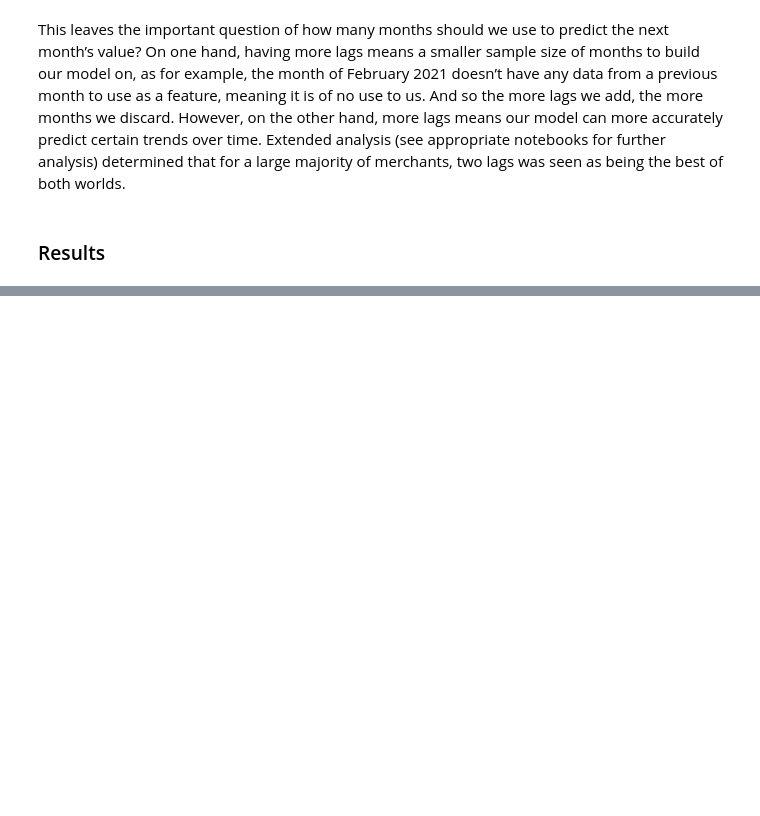
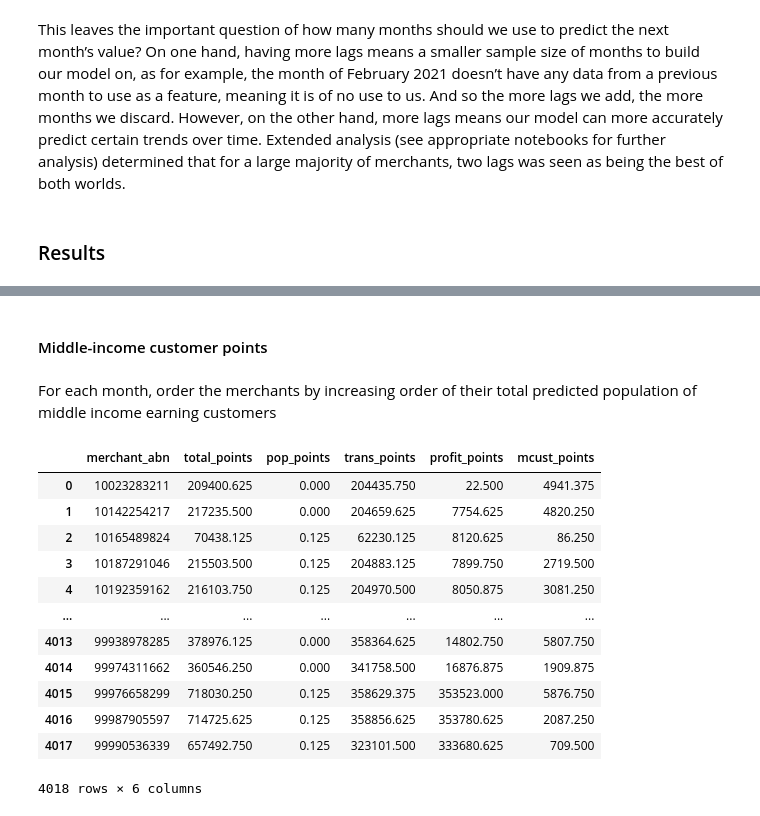
Before and after one commit to MAST30034-Applied-Data-Science/generic-buy-now-pay-later-project-group-35, a Jupyter notebook: notebooks/8-Summary.ipynb, the cells around one changed output, grey strips where cells are left out. Cells and saved outputs as stored; diff of their text form; code cells hidden in the pictures; blank space fills up the shorter version.

```diff
--- a/notebooks/8-Summary.ipynb
+++ b/notebooks/8-Summary.ipynb
@@ -315,0 +417,6 @@ This leaves the important question of how many months should we use to predict t
+# %%
+# had to change 'total_transaction' to 'prediction'
+ordered_ft_pd = future_trans_sdf \
+    .orderBy(asc("month"), asc("prediction")) \
+    .drop("year") \
+    .toPandas()
@@ -315,0 +478,4 @@ This leaves the important question of how many months should we use to predict t
+# %% [markdown]
+#### Middle-income customer points
+# %% [markdown]
+For each month, order the merchants by increasing order of their total predicted population of middle income earning customers
@@ -315,0 +487,36 @@ This leaves the important question of how many months should we use to predict t
+# %%
+for i in range(1, MONTHS+1):
+    new_points = []
+
+    month_data = ordered_fmc_pd.groupby("month").get_group(i)
+    month_data = pd.DataFrame(month_data.reset_index().drop(columns="index"))
+
+    for abn in merch_abns:
+        try:
+            # the larger the index, the more profit the merchant will have (ordered data)
+            # thus more points awarded
+            points = np.round(WEIGHT_MCUSTOMERS*list(month_data.index[month_data["merchant_abn"] == abn])[0], 3)
+        except IndexError:
+            # have no data for the current abn
+            points = 0
+
+        new_points.append(points)
+
+    merchants_rank["total_points"] = merchants_rank["total_points"] + new_points
+    merchants_rank["mcust_points"] = merchants_rank["mcust_points"] + new_points
+# %%
+merchants_rank
+# %% [output]
+|  | merchant_abn | total_points | pop_points | trans_points | profit_points | mcust_points |
+| 0 | 10023283211 | 209400.625 | 0.000 | 204435.750 | 22.500 | 4941.375 |
+| 1 | 10142254217 | 217235.500 | 0.000 | 204659.625 | 7754.625 | 4820.250 |
+| 2 | 10165489824 | 70438.125 | 0.125 | 62230.125 | 8120.625 | 86.250 |
+| 3 | 10187291046 | 215503.500 | 0.125 | 204883.125 | 7899.750 | 2719.500 |
+| 4 | 10192359162 | 216103.750 | 0.125 | 204970.500 | 8050.875 | 3081.250 |
+| ... | ... | ... | ... | ... | ... | ... |
+| 4013 | 99938978285 | 378976.125 | 0.000 | 358364.625 | 14802.750 | 5807.750 |
+| 4014 | 99974311662 | 360546.250 | 0.000 | 341758.500 | 16876.875 | 1909.875 |
+| 4015 | 99976658299 | 718030.250 | 0.125 | 358629.375 | 353523.000 | 5876.750 |
+| 4016 | 99987905597 | 714725.625 | 0.125 | 358856.625 | 353780.625 | 2087.250 |
+| 4017 | 99990536339 | 657492.750 | 0.125 | 323101.500 | 333680.625 | 709.500 |
+4018 rows × 6 columns
```
Also changed, not shown: parts of 46 cells of this notebook.
